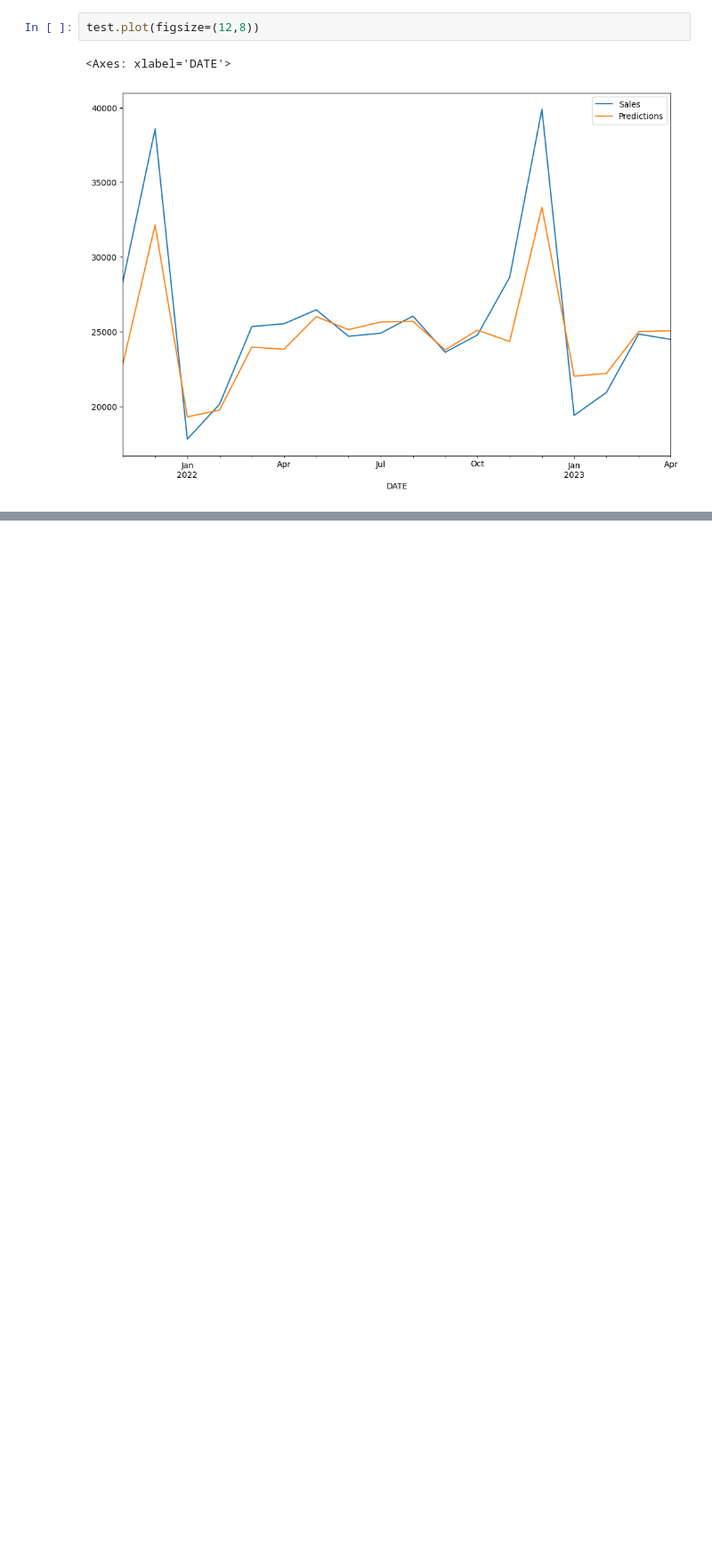
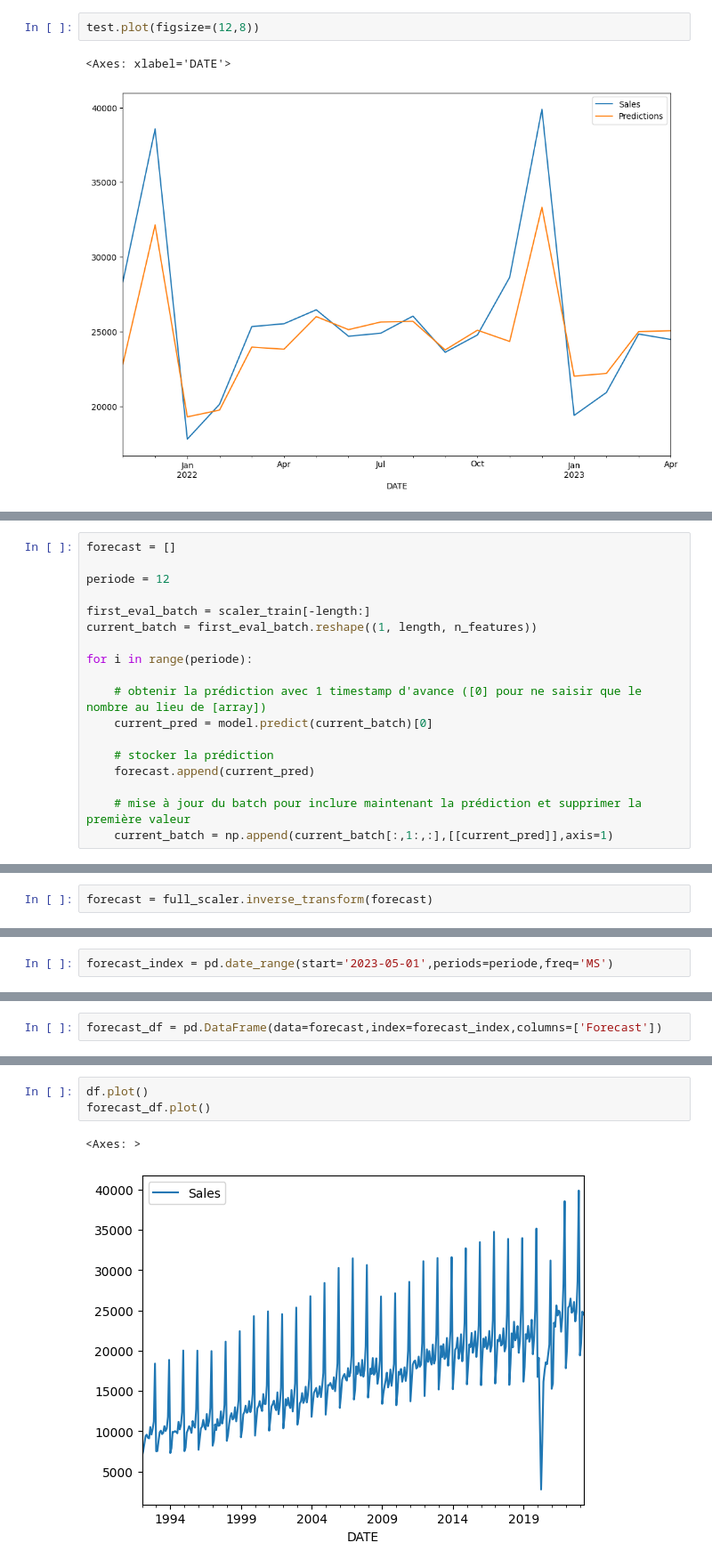
Before and after one commit to mouminaa/RNN, a Jupyter notebook: RSCCASN.ipynb, the cells around one changed output, grey strips where cells are left out. Shown at 89% size. Cells and saved outputs as stored; diff of their text form; blank space fills up the shorter version.

```diff
--- a/RSCCASN.ipynb
+++ b/RSCCASN.ipynb
@@ -337,0 +370,18 @@ test.plot(figsize=(12,8))
+# %%
+forecast = []
+
+periode = 12
+
+first_eval_batch = scaler_train[-length:]
+current_batch = first_eval_batch.reshape((1, length, n_features))
+
+for i in range(periode):
+
+    # obtenir la prédiction avec 1 timestamp d'avance ([0] pour ne saisir que le nombre au lieu de [array])
+    current_pred = model.predict(current_batch)[0]
+
+    # stocker la prédiction
+    forecast.append(current_pred)
+
+    # mise à jour du batch pour inclure maintenant la prédiction et supprimer la première valeur
+    current_batch = np.append(current_batch[:,1:,:],[[current_pred]],axis=1)
@@ -337,0 +401,2 @@ test.plot(figsize=(12,8))
+# %%
+forecast = full_scaler.inverse_transform(forecast)
@@ -337,0 +435,2 @@ test.plot(figsize=(12,8))
+# %%
+forecast_index = pd.date_range(start='2023-05-01',periods=periode,freq='MS')
@@ -337,0 +444,2 @@ test.plot(figsize=(12,8))
+# %%
+forecast_df = pd.DataFrame(data=forecast,index=forecast_index,columns=['Forecast'])
@@ -337,0 +462,6 @@ test.plot(figsize=(12,8))
+# %%
+df.plot()
+forecast_df.plot()
+# %% [output]
+<Axes: >
+[figure, added]
```
Also changed, not shown: parts of 11 cells of this notebook, 1 other file.
